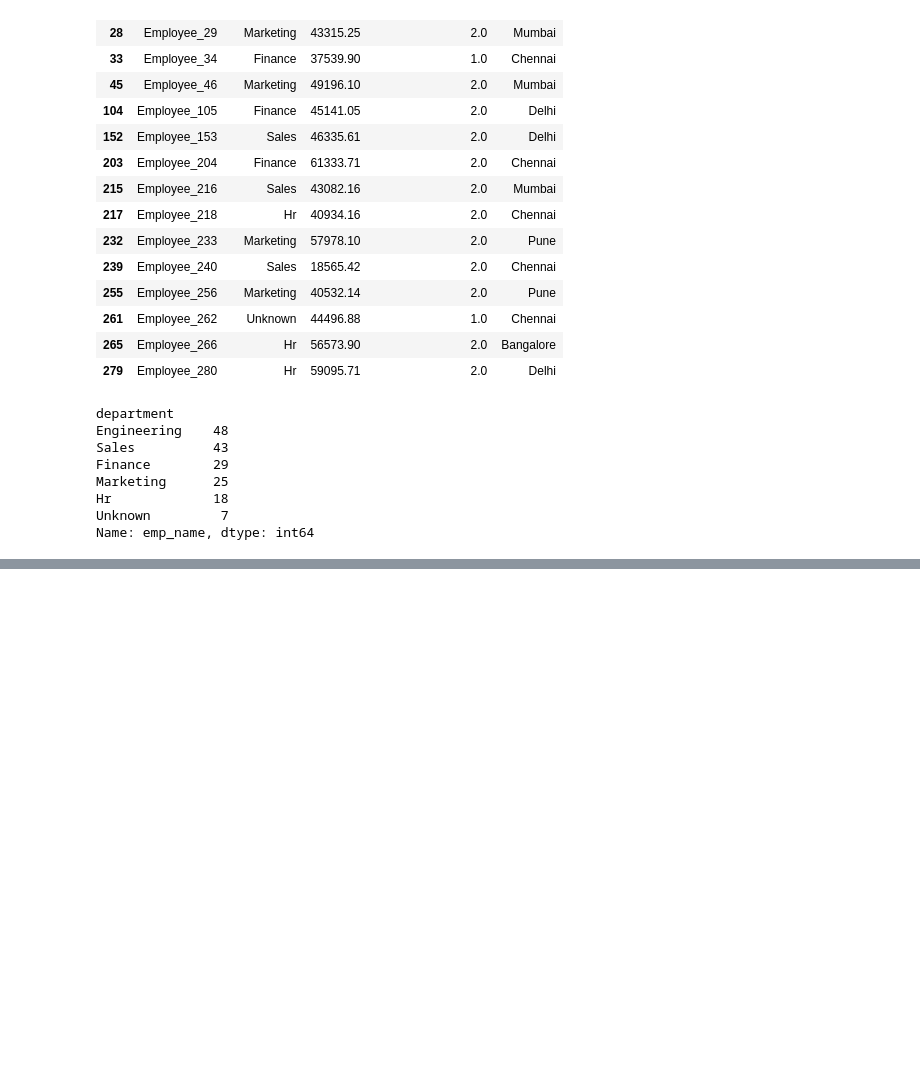
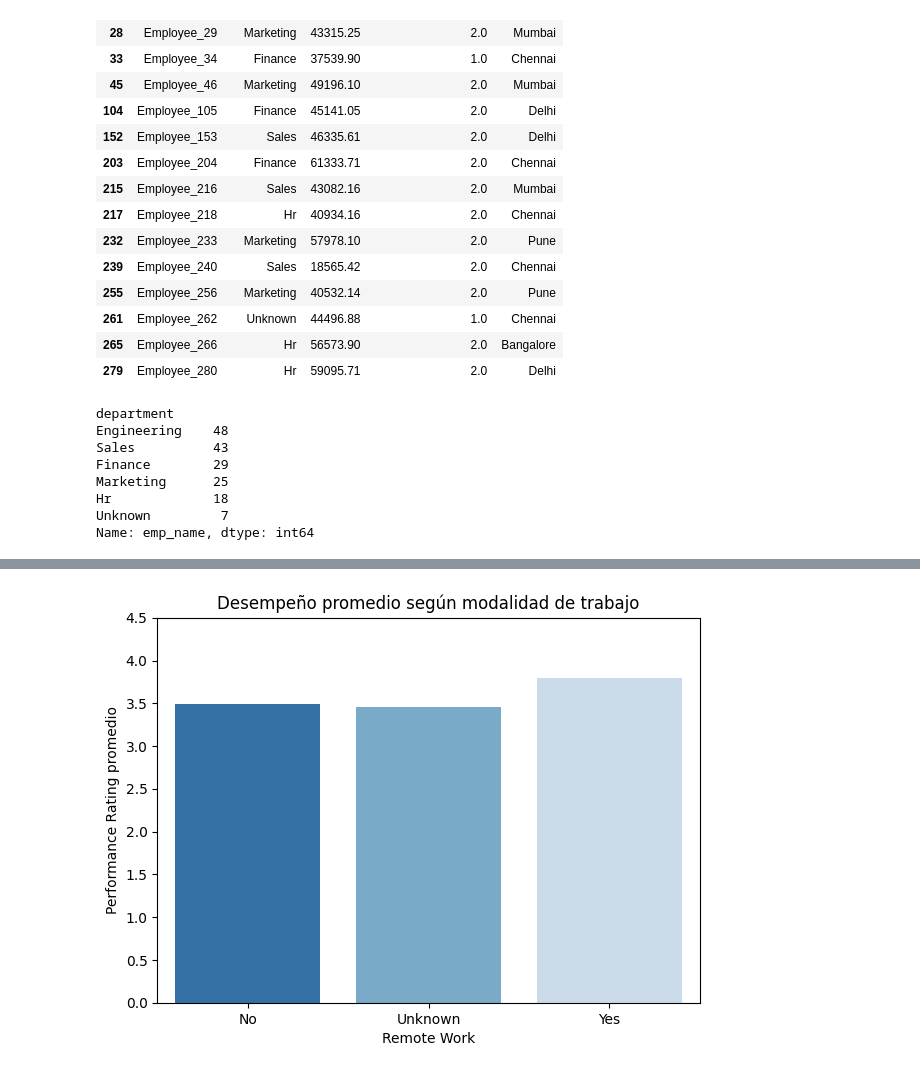
Before and after one commit to juanfelipevaldesgomez-design/ANALYTICS-EMPLOYESS, a Jupyter notebook: ANALYTICS.ipynb, the cells around one changed output, grey strips where cells are left out. Saved outputs shown, nothing was run; the diff lists cells and outputs as text; code cells hidden in the pictures; blank space fills up the shorter version.

```diff
--- a/ANALYTICS.ipynb
+++ b/ANALYTICS.ipynb
@@ -200,0 +242,10 @@ plt.show()
+# %%
+plt.figure(figsize=(7, 5))
+sns.barplot(x=desempeno_remoto.index, y=desempeno_remoto.values, hue=desempeno_remoto.index, palette='Blues_r', legend=False)
+plt.title('Desempeño promedio según modalidad de trabajo')
+plt.ylabel('Performance Rating promedio')
+plt.xlabel('Remote Work')
+plt.ylim(0, 4.5)
+plt.show()
+# %% [output]
+[figure, added]
```
Also changed, not shown: parts of 6 cells of this notebook.
